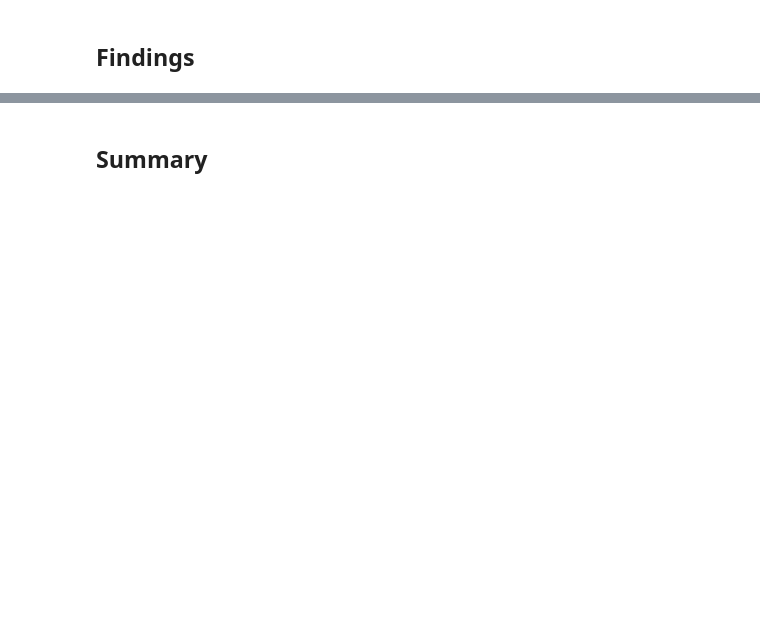
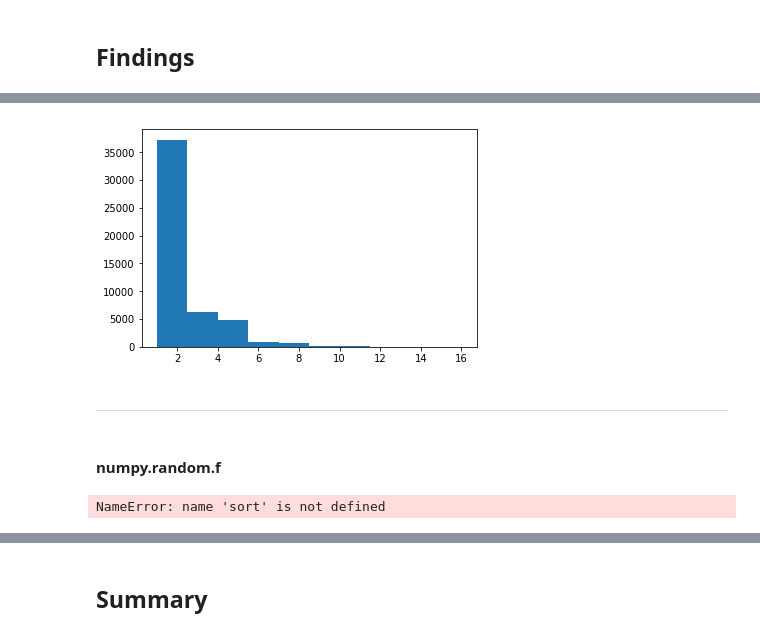
Before and after one commit to vwalsh86/Prog-for-DA-Practical-Work, a Jupyter notebook: numpy-random.ipynb, the cells around one changed output, grey strips where cells are left out. Saved outputs shown, nothing was run; the diff lists cells and outputs as text; code cells hidden in the pictures; blank space fills up the shorter version.

```diff
--- a/numpy-random.ipynb
+++ b/numpy-random.ipynb
@@ -40,0 +121,16 @@ It is my intention with this repository to investigate and satisfy these followi
+# %%
+plt.hist(z)
+plt.show()
+# %% [output]
+[figure, added]
+# %% [markdown]
+-----------------------
+# %% [markdown]
+#### numpy.random.f
+# %%
+dfnum = 8 # between group degrees of freedom
+dfden = 50 # within groups degrees of freedom
+d = np.random.f(dfnum, dfden, 2500)
+sort(d)[2]
+# %% [output]
+NameError: name 'sort' is not defined
```
Also changed, not shown: parts of 38 cells of this notebook.
